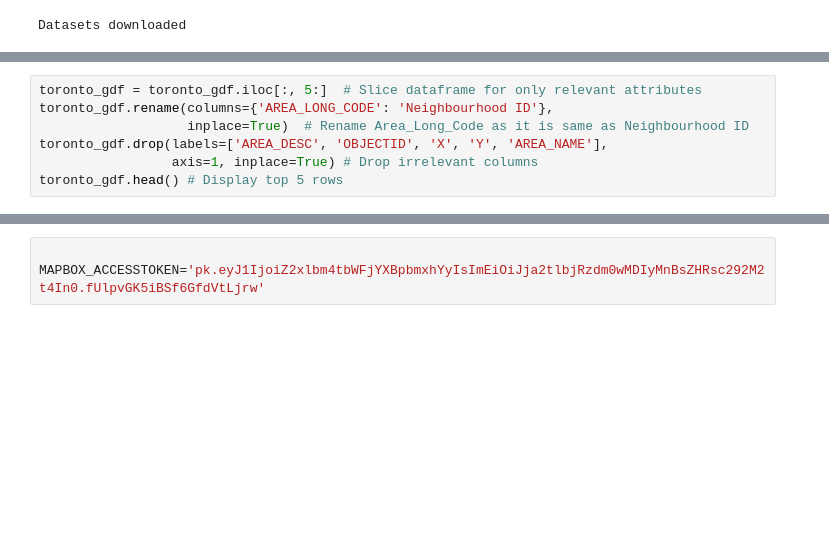
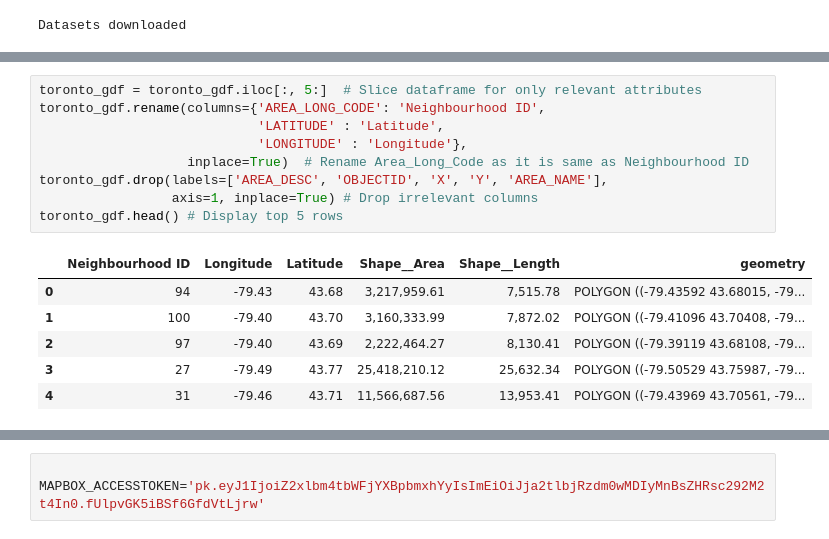
Before and after one commit to glennmacapinlac/Finalproject, a Jupyter notebook: toneighborhoodanalysis.ipynb, the cells around one changed output, grey strips where cells are left out. Saved outputs shown, nothing was run; the diff lists cells and outputs as text; blank space fills up the shorter version.

```diff
--- a/toneighborhoodanalysis.ipynb
+++ b/toneighborhoodanalysis.ipynb
@@ -64,10 +72,19 @@ NameError: name 'gpd' is not defined
 # %%
 toronto_gdf = toronto_gdf.iloc[:, 5:]  # Slice dataframe for only relevant attributes
-toronto_gdf.rename(columns={'AREA_LONG_CODE': 'Neighbourhood ID'},
+toronto_gdf.rename(columns={'AREA_LONG_CODE': 'Neighbourhood ID',
+                            'LATITUDE' : 'Latitude',
+                            'LONGITUDE' : 'Longitude'},
                    inplace=True)  # Rename Area_Long_Code as it is same as Neighbourhood ID
 toronto_gdf.drop(labels=['AREA_DESC', 'OBJECTID', 'X', 'Y', 'AREA_NAME'],
                  axis=1, inplace=True) # Drop irrelevant columns
 toronto_gdf.head() # Display top 5 rows
+# %% [output]
+|  | Neighbourhood ID | Longitude | Latitude | Shape__Area | Shape__Length | geometry |
+| 0 | 94 | -79.43 | 43.68 | 3,217,959.61 | 7,515.78 | POLYGON ((-79.43592 43.68015, -79... |
+| 1 | 100 | -79.40 | 43.70 | 3,160,333.99 | 7,872.02 | POLYGON ((-79.41096 43.70408, -79... |
+| 2 | 97 | -79.40 | 43.69 | 2,222,464.27 | 8,130.41 | POLYGON ((-79.39119 43.68108, -79... |
+| 3 | 27 | -79.49 | 43.77 | 25,418,210.12 | 25,632.34 | POLYGON ((-79.50529 43.75987, -79... |
+| 4 | 31 | -79.46 | 43.71 | 11,566,687.56 | 13,953.41 | POLYGON ((-79.43969 43.70561, -79... |
 # %%
 
 toronto_gdf=toronto_gdf.merge(toronto_df,
```
Also changed, not shown: parts of 9 cells of this notebook.
